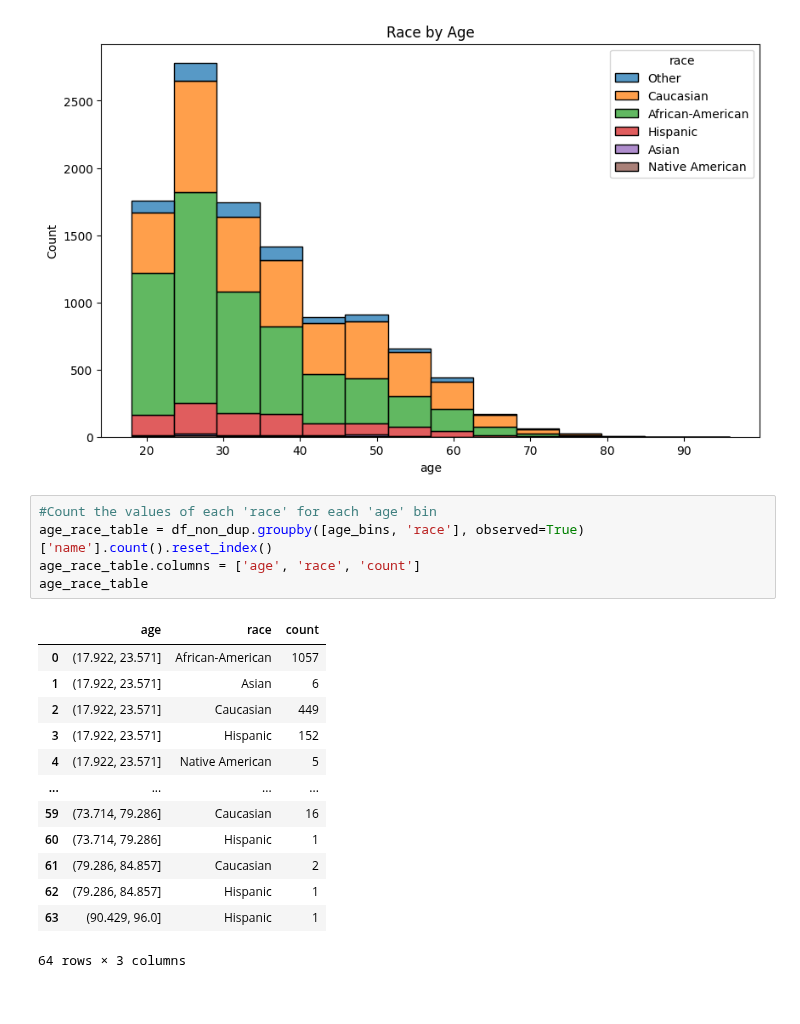
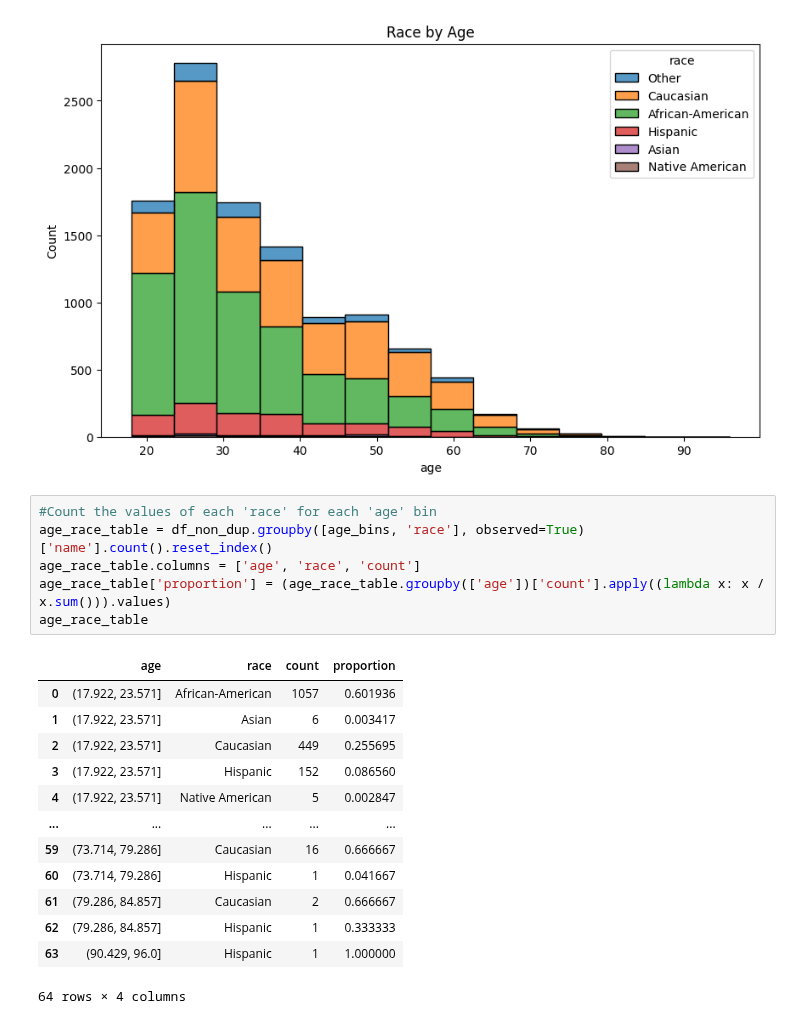
Before and after one commit to chance-roberts/DATA6550-Bias, a Jupyter notebook: Code/Roberts/RobertsC_Module1_Bias.ipynb, the cells around one changed output. Saved outputs shown, nothing was run; the diff lists cells and outputs as text.

```diff
--- a/Code/Roberts/RobertsC_Module1_Bias.ipynb
+++ b/Code/Roberts/RobertsC_Module1_Bias.ipynb
@@ -146,19 +192,20 @@ Text(0.5, 1.0, 'Race by Age')
 # %%
 #Count the values of each 'race' for each 'age' bin
 age_race_table = df_non_dup.groupby([age_bins, 'race'], observed=True)['name'].count().reset_index()
 age_race_table.columns = ['age', 'race', 'count']
+age_race_table['proportion'] = (age_race_table.groupby(['age'])['count'].apply((lambda x: x / x.sum())).values)
 age_race_table
 # %% [output]
-|  | age | race | count |
-| 0 | (17.922, 23.571] | African-American | 1057 |
-| 1 | (17.922, 23.571] | Asian | 6 |
-| 2 | (17.922, 23.571] | Caucasian | 449 |
-| 3 | (17.922, 23.571] | Hispanic | 152 |
-| 4 | (17.922, 23.571] | Native American | 5 |
-| ... | ... | ... | ... |
-| 59 | (73.714, 79.286] | Caucasian | 16 |
-| 60 | (73.714, 79.286] | Hispanic | 1 |
-| 61 | (79.286, 84.857] | Caucasian | 2 |
-| 62 | (79.286, 84.857] | Hispanic | 1 |
-| 63 | (90.429, 96.0] | Hispanic | 1 |
+|  | age | race | count | proportion |
+| 0 | (17.922, 23.571] | African-American | 1057 | 0.601936 |
+| 1 | (17.922, 23.571] | Asian | 6 | 0.003417 |
+| 2 | (17.922, 23.571] | Caucasian | 449 | 0.255695 |
+| 3 | (17.922, 23.571] | Hispanic | 152 | 0.086560 |
+| 4 | (17.922, 23.571] | Native American | 5 | 0.002847 |
+| ... | ... | ... | ... | ... |
+| 59 | (73.714, 79.286] | Caucasian | 16 | 0.666667 |
+| 60 | (73.714, 79.286] | Hispanic | 1 | 0.041667 |
+| 61 | (79.286, 84.857] | Caucasian | 2 | 0.666667 |
+| 62 | (79.286, 84.857] | Hispanic | 1 | 0.333333 |
+| 63 | (90.429, 96.0] | Hispanic | 1 | 1.000000 |
-64 rows × 3 columns
+64 rows × 4 columns
```
Also changed, not shown: parts of 7 cells of this notebook.
